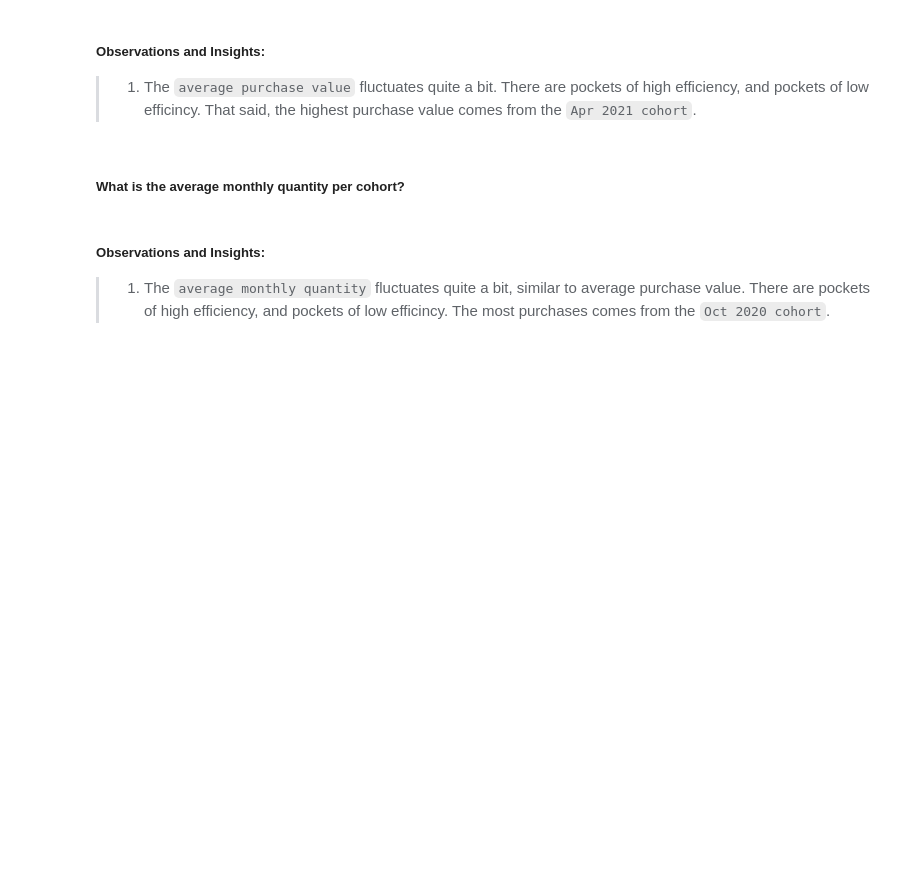
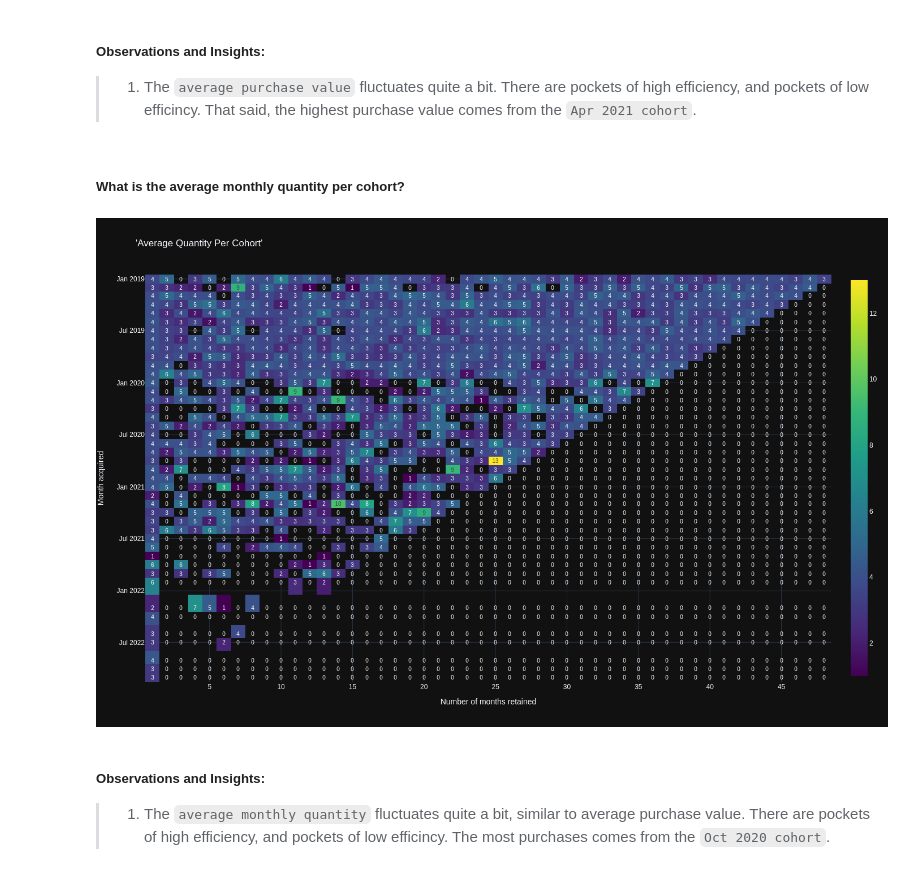
Before and after one commit to DataAnalyticSscience/MarketingAnalytics, a Jupyter notebook: Customer_Lifetime_Value_RFM_Analysis.ipynb, the cells around one changed output. Cells and saved outputs as stored; diff of their text form; code cells hidden in the pictures; blank space fills up the shorter version.

```diff
--- a/Customer_Lifetime_Value_RFM_Analysis.ipynb
+++ b/Customer_Lifetime_Value_RFM_Analysis.ipynb
@@ -639,7 +645,9 @@ Avg_Quantity = qty.pivot(index='CohortMonth', columns='MonthsRetained', values='
 Avg_Quantity.index = Avg_Quantity.index.date
 # %%
 fig = px.imshow(Avg_Quantity, labels=dict(x="Number of months retained", y="Month acquired"), text_auto='.0f', aspect="auto", color_continuous_scale="Viridis",
-                title="'Average Quantity Per Cohort'", template="plotly_dark").update_layout(width=1400, height=900).update_xaxes(side="bottom").show()
+                title="'Average Quantity Per Cohort'", template="plotly_dark").update_layout(width=1400, height=900).update_xaxes(side="bottom").show("png")
+# %% [output]
+[figure, added]
 # %% [markdown]
 ##### **Observations and Insights:**
 
```
Also changed, not shown: parts of 17 cells of this notebook.
